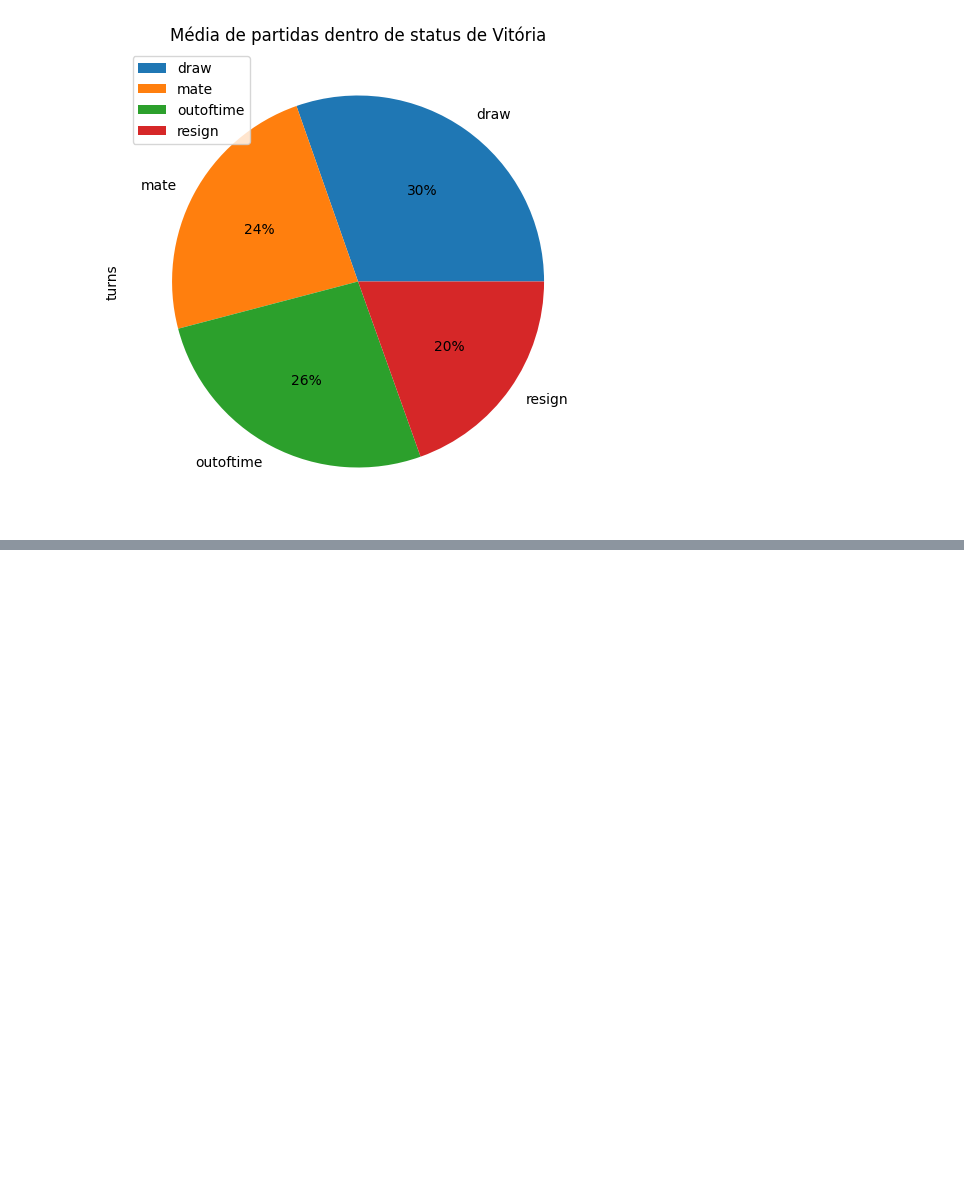
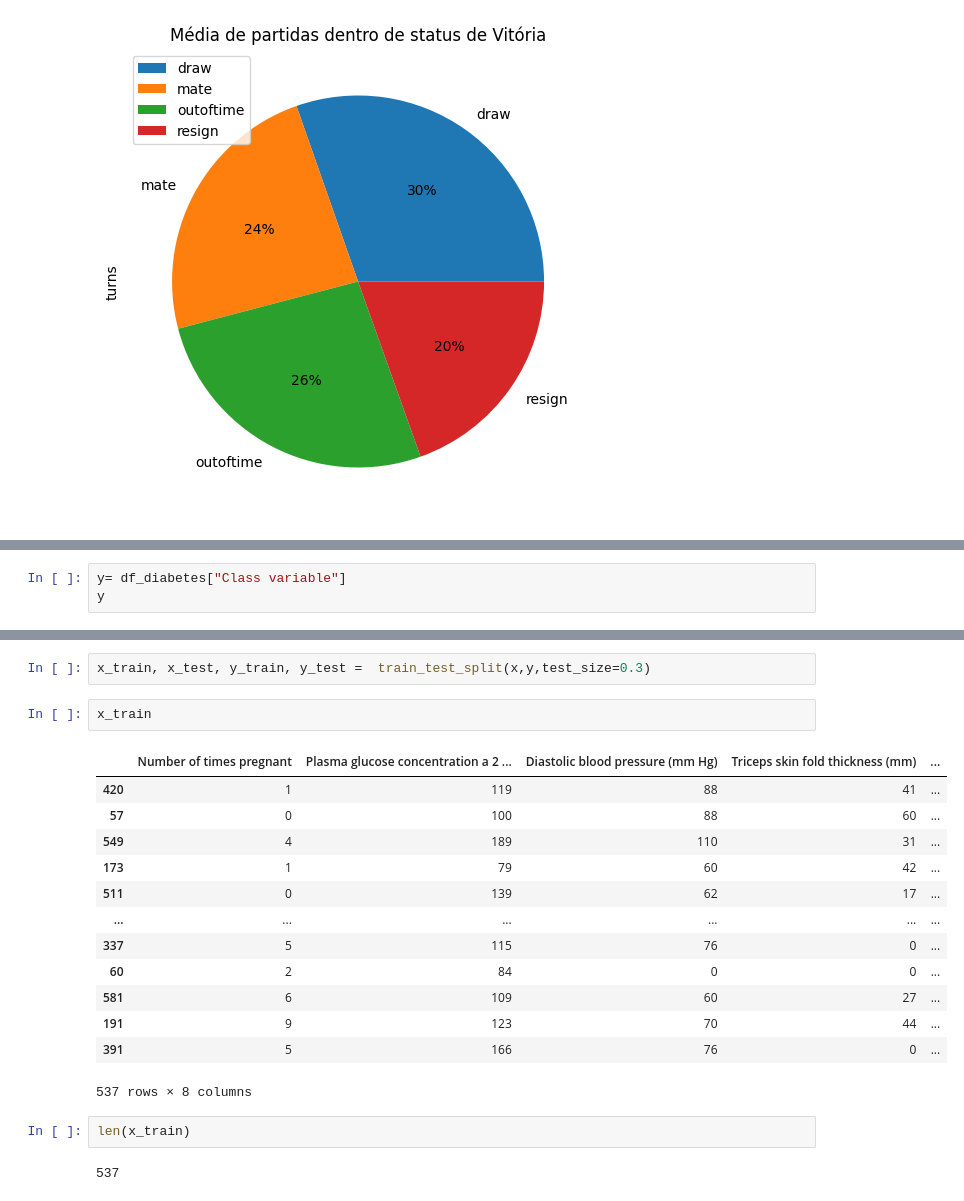
Before and after one commit to willdevsp/fiap_data_analitycs, a Jupyter notebook: Fase 2/aula1_machine_learning.ipynb, the cells around one changed output, grey strips where cells are left out. Cells and saved outputs as stored; diff of their text form; blank space fills up the shorter version.

```diff
--- a/Fase 2/aula1_machine_learning.ipynb
+++ b/Fase 2/aula1_machine_learning.ipynb
@@ -140,0 +178,3 @@ plt.show()
+# %%
+y= df_diabetes["Class variable"]
+y
@@ -140,0 +194,22 @@ plt.show()
+# %%
+x_train, x_test, y_train, y_test =  train_test_split(x,y,test_size=0.3)
+# %%
+x_train
+# %% [output]
+|  | Number of times pregnant | Plasma glucose concentration a 2 ... | Diastolic blood pressure (mm Hg) | Triceps skin fold thickness (mm) | ... |
+| 420 | 1 | 119 | 88 | 41 | ... |
+| 57 | 0 | 100 | 88 | 60 | ... |
+| 549 | 4 | 189 | 110 | 31 | ... |
+| 173 | 1 | 79 | 60 | 42 | ... |
+| 511 | 0 | 139 | 62 | 17 | ... |
+| ... | ... | ... | ... | ... | ... |
+| 337 | 5 | 115 | 76 | 0 | ... |
+| 60 | 2 | 84 | 0 | 0 | ... |
+| 581 | 6 | 109 | 60 | 27 | ... |
+| 191 | 9 | 123 | 70 | 44 | ... |
+| 391 | 5 | 166 | 76 | 0 | ... |
+537 rows × 8 columns
+# %%
+len(x_train)
+# %% [output]
+537
```
Also changed, not shown: parts of 12 cells of this notebook, 2 other files.
